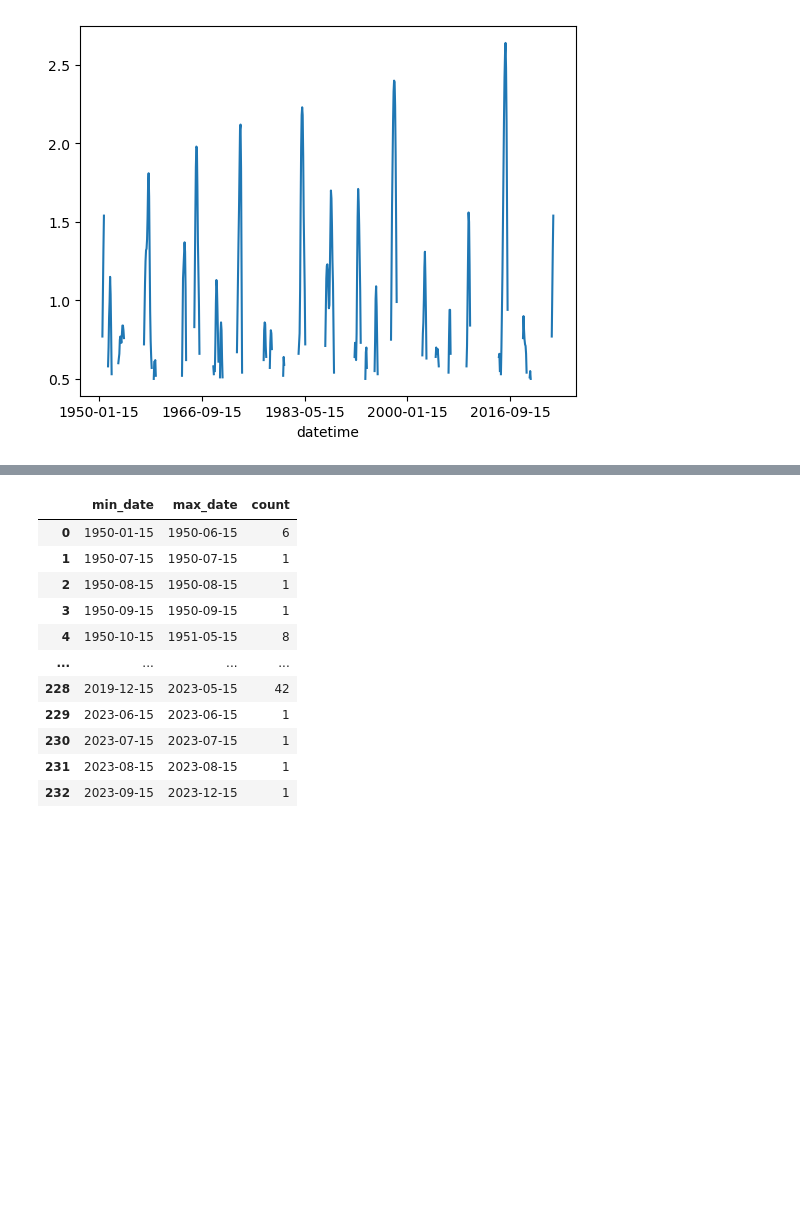
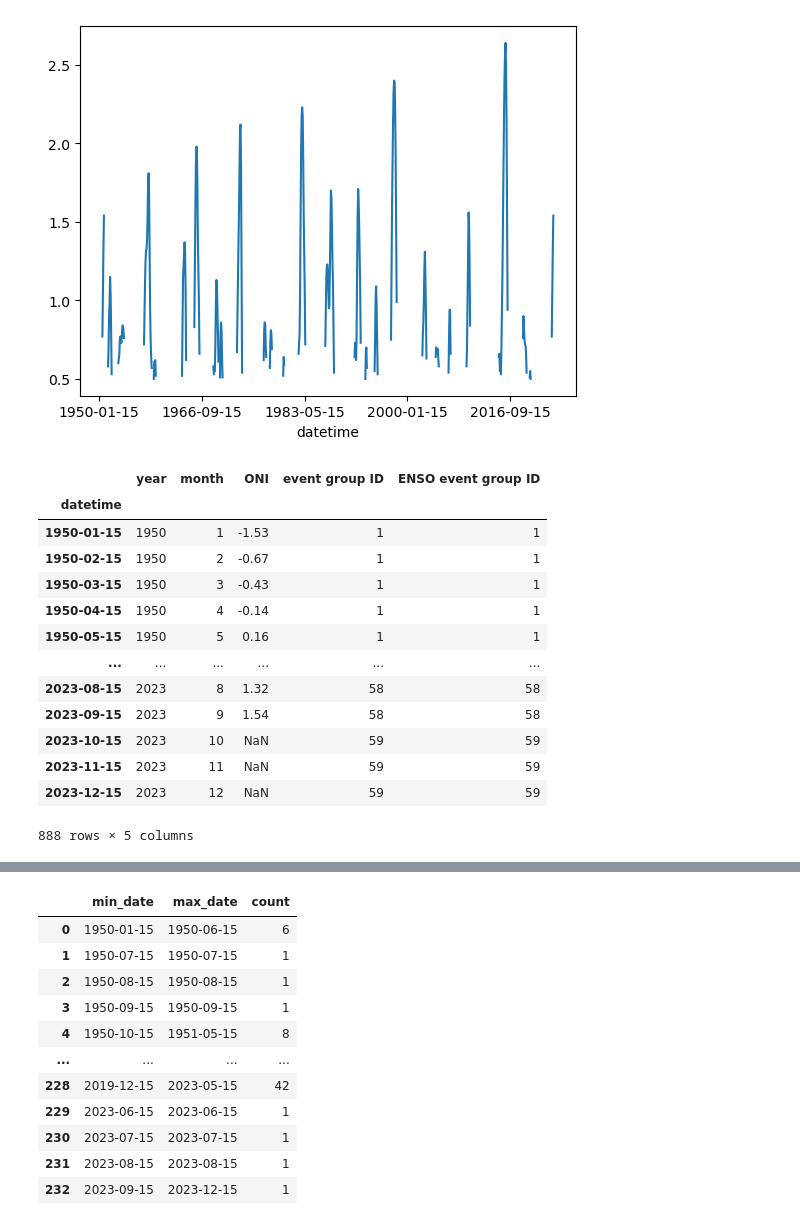
Before and after one commit to Thomas-Moore-Creative/BRAN-climatology-generator-demo, a Jupyter notebook: notebooks/demo_sandbox.ipynb, the cells around one changed output, grey strips where cells are left out. Cells and saved outputs as stored; diff of their text form; code cells hidden in the pictures; blank space fills up the shorter version.

```diff
--- a/notebooks/demo_sandbox.ipynb
+++ b/notebooks/demo_sandbox.ipynb
@@ -359,3 +358,22 @@ event_groups = el_nino_threshold_months.cumsum()
+# %%
+ONI_DF = pd.concat([ONI_DF, el_nino_threshold_months.diff().ne(0).cumsum().rename('ENSO event group ID')], axis=1)
+# %%
+ONI_DF
+# %% [output]
+|  | year | month | ONI | event group ID | ENSO event group ID |
+| datetime |  |  |  |  |  |
+| 1950-01-15 | 1950 | 1 | -1.53 | 1 | 1 |
+| 1950-02-15 | 1950 | 2 | -0.67 | 1 | 1 |
+| 1950-03-15 | 1950 | 3 | -0.43 | 1 | 1 |
+| 1950-04-15 | 1950 | 4 | -0.14 | 1 | 1 |
+| 1950-05-15 | 1950 | 5 | 0.16 | 1 | 1 |
+| ... | ... | ... | ... | ... | ... |
+| 2023-08-15 | 2023 | 8 | 1.32 | 58 | 58 |
+| 2023-09-15 | 2023 | 9 | 1.54 | 58 | 58 |
+| 2023-10-15 | 2023 | 10 | NaN | 59 | 59 |
+| 2023-11-15 | 2023 | 11 | NaN | 59 | 59 |
+| 2023-12-15 | 2023 | 12 | NaN | 59 | 59 |
+888 rows × 5 columns
 # %%
 result = ONI_DF.groupby(event_groups).agg(
     min_date=("datetime", "min"),
```
Also changed, not shown: parts of 6 cells of this notebook.
